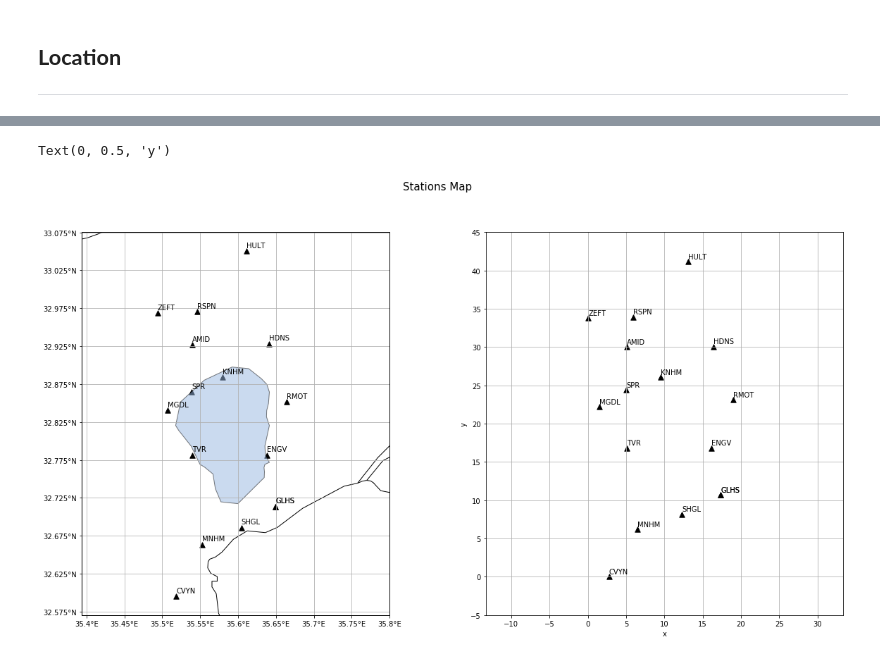
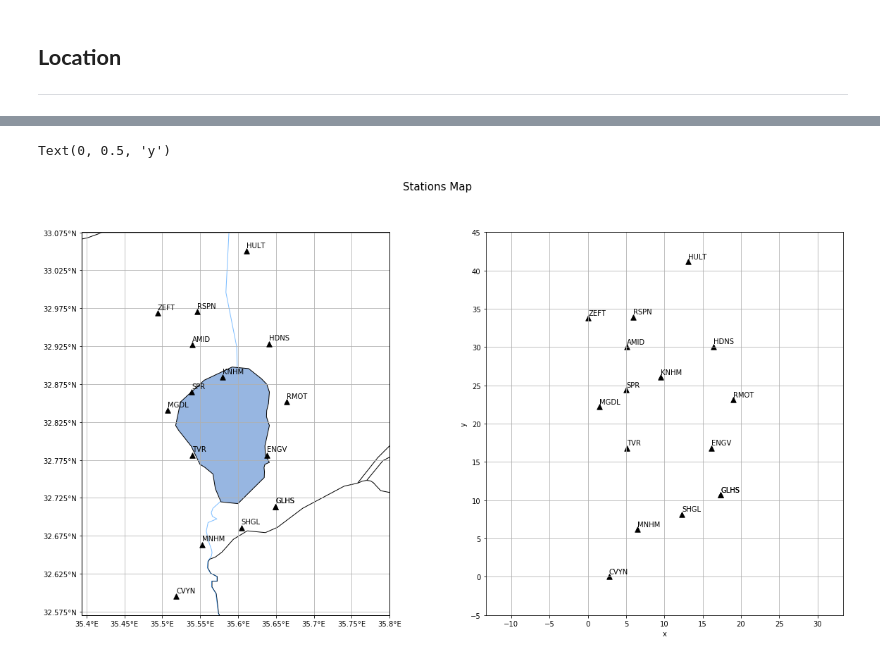
Before and after one commit to nivkeren/SeismoSpy, a Jupyter notebook: event_picker_locator.ipynb, the cells around one changed output, grey strips where cells are left out. Saved outputs shown, nothing was run; the diff lists cells and outputs as text; code cells hidden in the pictures.

```diff
--- a/event_picker_locator.ipynb
+++ b/event_picker_locator.ipynb
@@ -284,9 +358,3 @@ def event_df(st, inv, event):
         df.loc[(station, channel[0: 2]), cols] = lat, lon, elevation, local_depth , sr, hypo_dist, \
                                                  cat_tp, cat_ts, tp_sta, tp, ts
     return df
-# %%
-for i in range(j + 1, len(my_events)):
-    df_event = event_df(waveforms_raw[i], waveforms_filtered[i], inv, catalog[i])
-    df_event.reset_index().to_csv(f'{my_events.loc[i, "event time"]}.csv')
-    j = i
-df_event
@@ -329,11 +361,16 @@ time between p and s waves: 1.7651850618504565 s
 # %% [markdown]
 ### **Load picking**
 # %%
-PICK_DIR_PATH = 'picking'
 index_cols = ["station", "channel"]
-
-events_dfs = [pd.read_csv(os.path.join(PICK_DIR_PATH,path)).set_index(index_cols) for path in os.listdir(PICK_DIR_PATH)
-             if os.path.isfile(os.path.join(PICK_DIR_PATH,path)) and path.lower().endswith('.csv')]
+if PICK:
+    for i in range(completed_idx + 1, len(my_events)):
+        df_event = event_df(waveforms_raw[i], waveforms_filtered[i], inv, catalog[i])
+        df_event.reset_index().to_csv(f'{my_events.loc[i, "event time"]}.csv')
+        completed_idx = i
+        events_dfs.append(df_event)
+else:
+    events_dfs = [pd.read_csv(os.path.join(PICK_DIR_PATH,path)).set_index(index_cols) for path in os.listdir(PICK_DIR_PATH)
+                  if os.path.isfile(os.path.join(PICK_DIR_PATH,path)) and path.lower().endswith('.csv')]
 # %% [markdown]
 ## **Location**
 
@@ -353,52 +399,55 @@ sl = len(events_dfs[0])
 # %%
-i = 1
-(events_dfs[i]["y"], events_dfs[i]["x"]), diff = conversite(events_dfs[i]["lon"], events_dfs[i]["lat"], grid_size=100)
+i = 10
+event_data = events_dfs[i].dropna(axis="index", subset=["tp", "ts"])
+num_stations = len(event_data)
+(event_data["y"], event_data["x"]), delta = conversite(event_data["lon"], event_data["lat"], grid_size=100)
 
 fig = plt.figure(figsize = (20, 10))
 fig.suptitle('Stations Map', fontsize=15)
 
 projection = ccrs.PlateCarree()
 ax = fig.add_subplot(1, 2 ,1, projection = projection)
 ax1 = fig.add_subplot(1, 2 ,2)
-ax.set_extent([events_dfs[i]["lon"].min() - 0.1,
-               events_dfs[i]["lon"].max() + 0.1,
-               events_dfs[i]["lat"].min() - 0.025,
-               events_dfs[i]["lat"].max() + 0.025])
+ax.set_extent([event_data["lon"].min() - 0.1,
+               event_data["lon"].max() + 0.1,
+               event_data["lat"].min() - 0.025,
+               event_data["lat"].max() + 0.025],
+              crs=ccrs.PlateCarree())
 
-ax.add_feature(cfeat.OCEAN.with_scale('10m'), edgecolor='k', facecolor=(0,0.85,1))
-ax.add_feature(cfeat.LAND.with_scale('10m'), edgecolor='k', alpha = 0.0, facecolor='w')
+ax.add_feature(cfeat.OCEAN.with_scale('50m'), edgecolor='k', facecolor=(0,0.85,1))
+ax.add_feature(cfeat.LAND.with_scale('10m'), edgecolor='k', alpha = 0.0, facecolor='none')
 ax.add_feature(cfeat.COASTLINE.with_scale('10m'), edgecolor='k')
 ax.add_feature(cfeat.BORDERS.with_scale('10m'), edgecolor='k')
-# ax.add_feature(cfeat.RIVERS.with_scale('10m'), edgecolor='b', alpha = 0.5)
-ax.add_feature(cfeat.LAKES.with_scale('10m'), edgecolor='k', alpha = 0.5)
+ax.add_feature(cfeat.RIVERS.with_scale('10m'), edgecolor=(0,0.5,1), alpha = 0.5)
+ax.add_feature(cfeat.LAKES.with_scale('10m'), edgecolor='k', alpha = 1)
 
 ax.grid(True)
-ax.set_xticks(np.arange(events_dfs[i]["lon"].min().round(1) - 0.1, events_dfs[i]["lon"].max().round(1) + 0.1, 0.05),
+ax.set_xticks(np.arange(event_data["lon"].min().round(1) - 0.1, event_data["lon"].max().round(1) + 0.1, 0.05),
               crs=ccrs.PlateCarree())
-ax.set_yticks(np.arange(events_dfs[i]["lat"].min().round(1) - 0.025, events_dfs[i]["lat"].max().round(1) + 0.025, 0.05),
+ax.set_yticks(np.arange(event_data["lat"].min().round(1) - 0.025, event_data["lat"].max().round(1) + 0.025, 0.05),
               crs=ccrs.PlateCarree())
 lon_formatter = LongitudeFormatter(zero_direction_label=True)
 lat_formatter = LatitudeFormatter()
 ax.xaxis.set_major_formatter(lon_formatter)
 ax.yaxis.set_major_formatter(lat_formatter)
 # ax.set_title('Stations Map', fontsize=15)
 
-ax.scatter(events_dfs[i]["lon"], events_dfs[i]["lat"], marker='^', s=55, c='k')
-for station in events_dfs[i].iterrows():
+ax.scatter(event_data["lon"], event_data["lat"], marker='^', s=55, c='k', zorder=2)
+for station in event_data.iterrows():
     ax.text(station[1]["lon"], station[1]["lat"] + 0.005, station[0][0])
     ax1.text(station[1]["x"], station[1]["y"] + 0.4, station[0][0])
 
-ax1.set_xlim(-8, events_dfs[i]["x"].max() + 8)
-ax1.set_ylim(-8, events_dfs[i]["y"].max() + 8)
+ax1.set_xlim(-8, event_data["x"].max() + 8)
+ax1.set_ylim(-8, event_data["y"].max() + 8)
 
-ax1.scatter(events_dfs[i]["x"], events_dfs[i]["y"], marker='^', s=55, c='k')
+ax1.scatter(event_data["x"], event_data["y"], marker='^', s=55, c='k')
 ax1.axis('equal')
 ax1.grid(True)
 marg_x, marg_y = 2, 1
-ax1.set_xticks(np.arange(-(5 * marg_x), (np.ceil(events_dfs[i]["x"].max()) // 5 + marg_x + 1) * 5, 5))
-ax1.set_yticks(np.arange(-(5 * marg_y), (np.ceil(events_dfs[i]["y"].max()) // 5 + marg_y + 1) * 5, 5))
+ax1.set_xticks(np.arange(-(5 * marg_x), (np.ceil(event_data["x"].max()) // 5 + marg_x + 1) * 5, 5))
+ax1.set_yticks(np.arange(-(5 * marg_y), (np.ceil(event_data["y"].max()) // 5 + marg_y + 1) * 5, 5))
 ax1.set_xlabel('x')
 ax1.set_ylabel('y')
 # %% [output]
 Text(0, 0.5, 'y')
-[figure, old version]
+[figure, new version]
```
Also changed, not shown: parts of 28 cells of this notebook, 2 other files.
